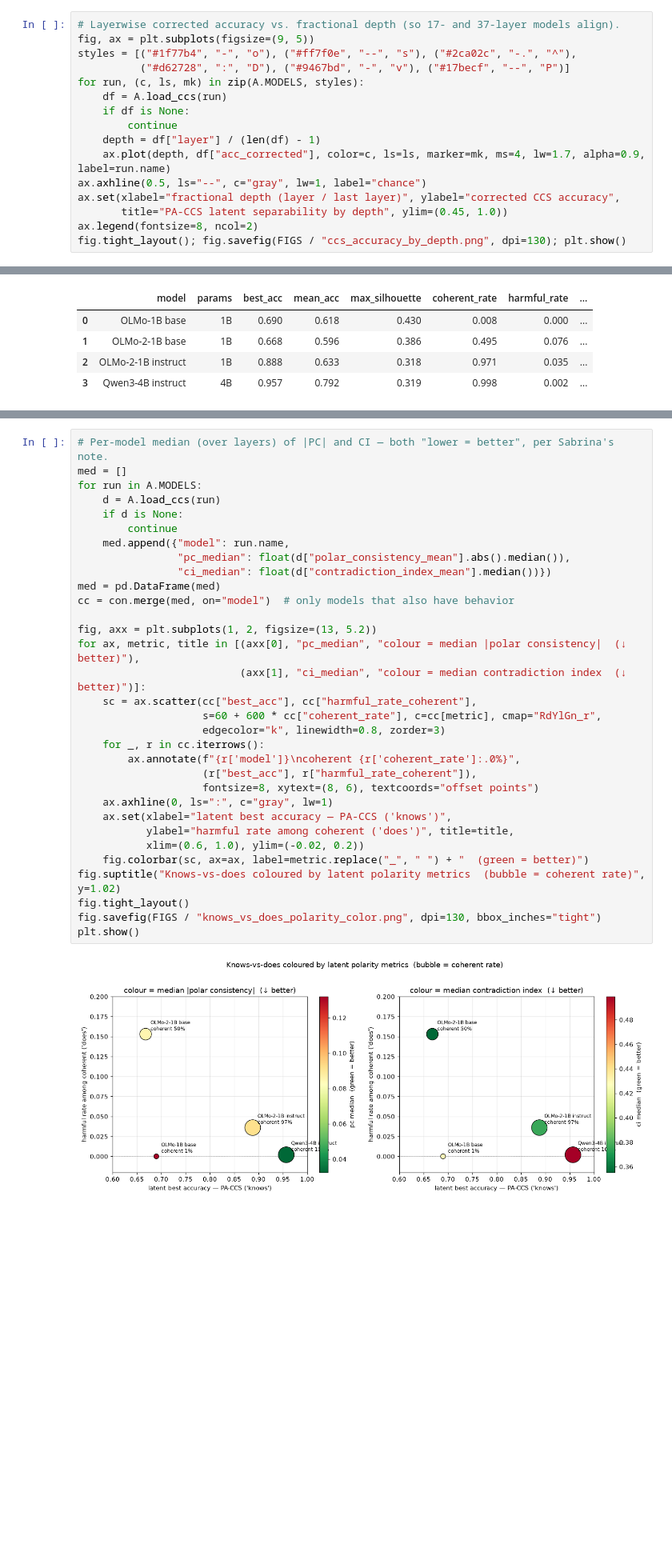
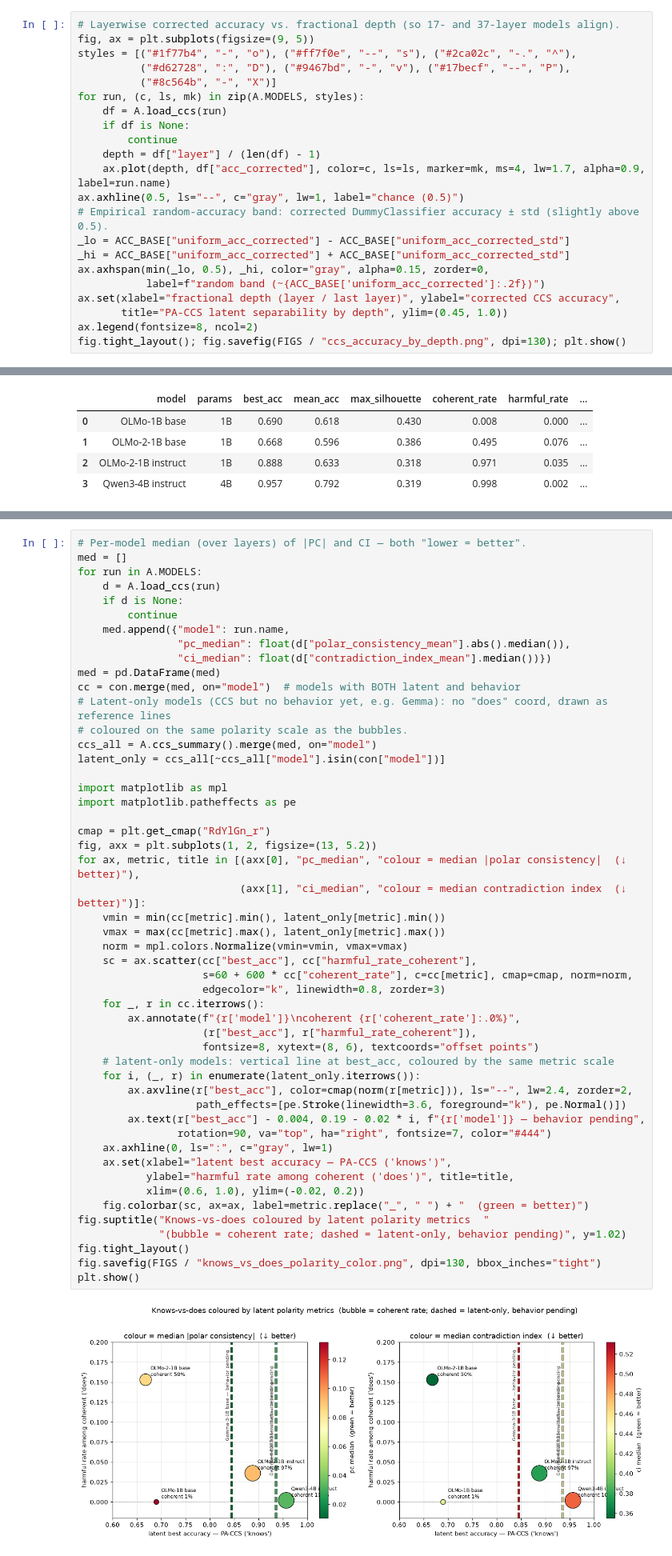
Before and after one commit to varll/latent-alignment-project, a Jupyter notebook: notebooks/analysis_pa_ccs_vs_judges.ipynb, the cells around one changed output, grey strips where cells are left out. Shown at 80% size. Saved outputs shown, nothing was run; the diff lists cells and outputs as text; blank space fills up the shorter version.

```diff
--- a/notebooks/analysis_pa_ccs_vs_judges.ipynb
+++ b/notebooks/analysis_pa_ccs_vs_judges.ipynb
@@ -129,14 +326,20 @@ PA-CCS latent separability (best layer per model)
 # Layerwise corrected accuracy vs. fractional depth (so 17- and 37-layer models align).
 fig, ax = plt.subplots(figsize=(9, 5))
 styles = [("#1f77b4", "-", "o"), ("#ff7f0e", "--", "s"), ("#2ca02c", "-.", "^"),
-          ("#d62728", ":", "D"), ("#9467bd", "-", "v"), ("#17becf", "--", "P")]
+          ("#d62728", ":", "D"), ("#9467bd", "-", "v"), ("#17becf", "--", "P"),
+          ("#8c564b", "-", "X")]
 for run, (c, ls, mk) in zip(A.MODELS, styles):
     df = A.load_ccs(run)
     if df is None:
         continue
     depth = df["layer"] / (len(df) - 1)
     ax.plot(depth, df["acc_corrected"], color=c, ls=ls, marker=mk, ms=4, lw=1.7, alpha=0.9, label=run.name)
-ax.axhline(0.5, ls="--", c="gray", lw=1, label="chance")
+ax.axhline(0.5, ls="--", c="gray", lw=1, label="chance (0.5)")
+# Empirical random-accuracy band: corrected DummyClassifier accuracy ± std (slightly above 0.5).
+_lo = ACC_BASE["uniform_acc_corrected"] - ACC_BASE["uniform_acc_corrected_std"]
+_hi = ACC_BASE["uniform_acc_corrected"] + ACC_BASE["uniform_acc_corrected_std"]
+ax.axhspan(min(_lo, 0.5), _hi, color="gray", alpha=0.15, zorder=0,
+           label=f"random band (~{ACC_BASE['uniform_acc_corrected']:.2f})")
 ax.set(xlabel="fractional depth (layer / last layer)", ylabel="corrected CCS accuracy",
        title="PA-CCS latent separability by depth", ylim=(0.45, 1.0))
 ax.legend(fontsize=8, ncol=2)
@@ -411,37 +754,55 @@ This asks Sabrina's question directly: do models whose latent polarity is cleane
 # %%
-# Per-model median (over layers) of |PC| and CI — both "lower = better", per Sabrina's note.
+# Per-model median (over layers) of |PC| and CI — both "lower = better".
 med = []
 for run in A.MODELS:
     d = A.load_ccs(run)
     if d is None:
         continue
     med.append({"model": run.name,
                 "pc_median": float(d["polar_consistency_mean"].abs().median()),
                 "ci_median": float(d["contradiction_index_mean"].median())})
 med = pd.DataFrame(med)
-cc = con.merge(med, on="model")  # only models that also have behavior
+cc = con.merge(med, on="model")  # models with BOTH latent and behavior
+# Latent-only models (CCS but no behavior yet, e.g. Gemma): no "does" coord, drawn as reference lines
+# coloured on the same polarity scale as the bubbles.
+ccs_all = A.ccs_summary().merge(med, on="model")
+latent_only = ccs_all[~ccs_all["model"].isin(con["model"])]
 
+import matplotlib as mpl
+import matplotlib.patheffects as pe
+
+cmap = plt.get_cmap("RdYlGn_r")
 fig, axx = plt.subplots(1, 2, figsize=(13, 5.2))
 for ax, metric, title in [(axx[0], "pc_median", "colour = median |polar consistency|  (↓ better)"),
                           (axx[1], "ci_median", "colour = median contradiction index  (↓ better)")]:
+    vmin = min(cc[metric].min(), latent_only[metric].min())
+    vmax = max(cc[metric].max(), latent_only[metric].max())
+    norm = mpl.colors.Normalize(vmin=vmin, vmax=vmax)
     sc = ax.scatter(cc["best_acc"], cc["harmful_rate_coherent"],
-                    s=60 + 600 * cc["coherent_rate"], c=cc[metric], cmap="RdYlGn_r",
+                    s=60 + 600 * cc["coherent_rate"], c=cc[metric], cmap=cmap, norm=norm,
                     edgecolor="k", linewidth=0.8, zorder=3)
     for _, r in cc.iterrows():
         ax.annotate(f"{r['model']}\ncoherent {r['coherent_rate']:.0%}",
                     (r["best_acc"], r["harmful_rate_coherent"]),
                     fontsize=8, xytext=(8, 6), textcoords="offset points")
+    # latent-only models: vertical line at best_acc, coloured by the same metric scale
+    for i, (_, r) in enumerate(latent_only.iterrows()):
+        ax.axvline(r["best_acc"], color=cmap(norm(r[metric])), ls="--", lw=2.4, zorder=2,
+                   path_effects=[pe.Stroke(linewidth=3.6, foreground="k"), pe.Normal()])
+        ax.text(r["best_acc"] - 0.004, 0.19 - 0.02 * i, f"{r['model']} — behavior pending",
+                rotation=90, va="top", ha="right", fontsize=7, color="#444")
     ax.axhline(0, ls=":", c="gray", lw=1)
     ax.set(xlabel="latent best accuracy — PA-CCS ('knows')",
            ylabel="harmful rate among coherent ('does')", title=title,
            xlim=(0.6, 1.0), ylim=(-0.02, 0.2))
     fig.colorbar(sc, ax=ax, label=metric.replace("_", " ") + "  (green = better)")
-fig.suptitle("Knows-vs-does coloured by latent polarity metrics  (bubble = coherent rate)", y=1.02)
+fig.suptitle("Knows-vs-does coloured by latent polarity metrics  "
+             "(bubble = coherent rate; dashed = latent-only, behavior pending)", y=1.02)
 fig.tight_layout()
 fig.savefig(FIGS / "knows_vs_does_polarity_color.png", dpi=130, bbox_inches="tight")
 plt.show()
 # %% [output]
-[figure, old version]
+[figure, new version]
 # %%
 # Left: the knows-minus-does gap. Right: cross-model correlations (descriptive, n=4).
 fig, (ax1, ax2) = plt.subplots(1, 2, figsize=(14, 5))
```
Also changed, not shown: parts of 71 cells of this notebook.
